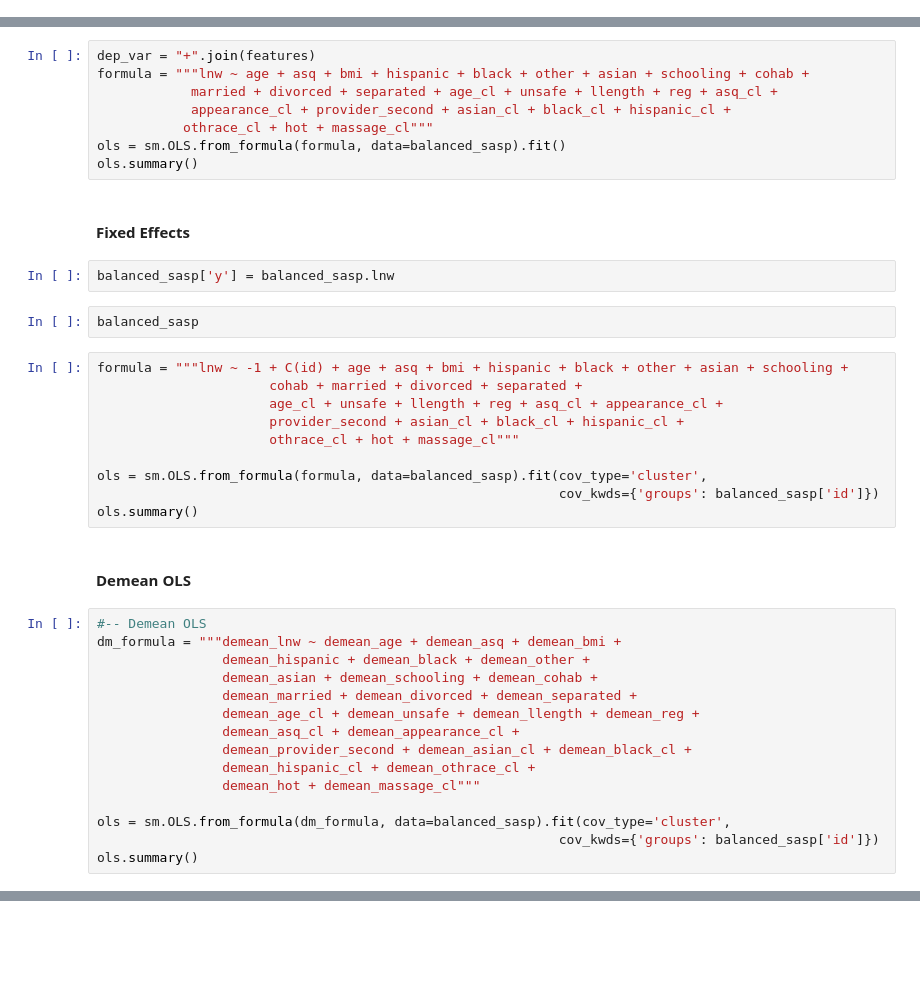
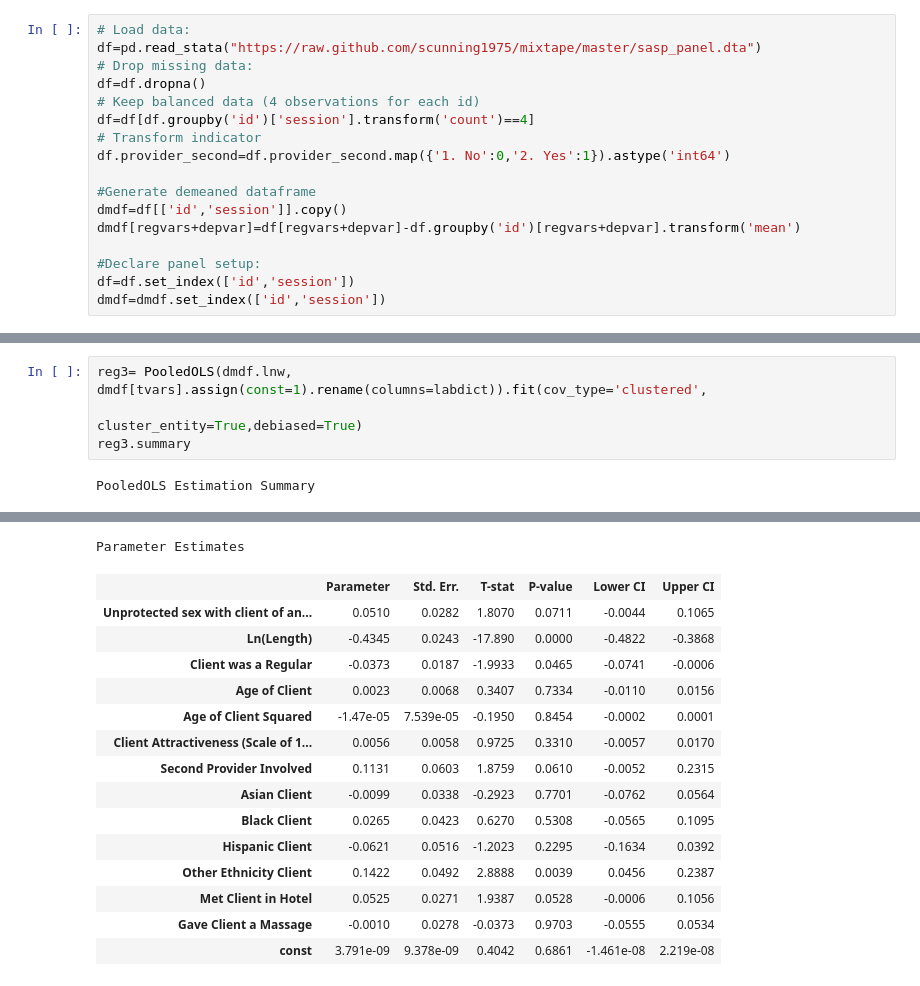
Before and after one commit to causalinfpython/mixtape, a Jupyter notebook: Panel_Data.ipynb, the cells around one changed output, grey strips where cells are left out. Cells and saved outputs as stored; diff of their text form; blank space fills up the shorter version.

```diff
--- a/Panel_Data.ipynb
+++ b/Panel_Data.ipynb
@@ -45,0 +73,17 @@ balanced_sasp
+# %%
+# Load data:
+df=pd.read_stata("https://raw.github.com/scunning1975/mixtape/master/sasp_panel.dta")
+# Drop missing data:
+df=df.dropna()
+# Keep balanced data (4 observations for each id)
+df=df[df.groupby('id')['session'].transform('count')==4]
+# Transform indicator
+df.provider_second=df.provider_second.map({'1. No':0,'2. Yes':1}).astype('int64')
+
+#Generate demeaned dataframe
+dmdf=df[['id','session']].copy()
+dmdf[regvars+depvar]=df[regvars+depvar]-df.groupby('id')[regvars+depvar].transform('mean')
+
+#Declare panel setup:
+df=df.set_index(['id','session'])
+dmdf=dmdf.set_index(['id','session'])
@@ -48,41 +181,6 @@ balanced_sasp
-# %%
-dep_var = "+".join(features)
-formula = """lnw ~ age + asq + bmi + hispanic + black + other + asian + schooling + cohab +
-            married + divorced + separated + age_cl + unsafe + llength + reg + asq_cl +
-            appearance_cl + provider_second + asian_cl + black_cl + hispanic_cl +
-           othrace_cl + hot + massage_cl"""
-ols = sm.OLS.from_formula(formula, data=balanced_sasp).fit()
-ols.summary()
-# %% [markdown]
-#### Fixed Effects
-# %%
-balanced_sasp['y'] = balanced_sasp.lnw
-# %%
-balanced_sasp
-# %%
-formula = """lnw ~ -1 + C(id) + age + asq + bmi + hispanic + black + other + asian + schooling +
-                      cohab + married + divorced + separated +
-                      age_cl + unsafe + llength + reg + asq_cl + appearance_cl +
-                      provider_second + asian_cl + black_cl + hispanic_cl +
-                      othrace_cl + hot + massage_cl"""
-
-ols = sm.OLS.from_formula(formula, data=balanced_sasp).fit(cov_type='cluster',
-                                                           cov_kwds={'groups': balanced_sasp['id']})
-ols.summary()
-# %% [markdown]
-#### Demean OLS
-# %%
-#-- Demean OLS
-dm_formula = """demean_lnw ~ demean_age + demean_asq + demean_bmi +
-                demean_hispanic + demean_black + demean_other +
-                demean_asian + demean_schooling + demean_cohab +
-                demean_married + demean_divorced + demean_separated +
-                demean_age_cl + demean_unsafe + demean_llength + demean_reg +
-                demean_asq_cl + demean_appearance_cl +
-                demean_provider_second + demean_asian_cl + demean_black_cl +
-                demean_hispanic_cl + demean_othrace_cl +
-                demean_hot + demean_massage_cl"""
-
-ols = sm.OLS.from_formula(dm_formula, data=balanced_sasp).fit(cov_type='cluster',
-                                                           cov_kwds={'groups': balanced_sasp['id']})
-ols.summary()
+# %%
+reg3= PooledOLS(dmdf.lnw, dmdf[tvars].assign(const=1).rename(columns=labdict)).fit(cov_type='clustered',
+                                                                                   cluster_entity=True,debiased=True)
+reg3.summary
+# %% [output]
+PooledOLS Estimation Summary
@@ -88,0 +204,16 @@ ols.summary()
+Parameter Estimates
+|  | Parameter | Std. Err. | T-stat | P-value | Lower CI | Upper CI |
+| Unprotected sex with client of an... | 0.0510 | 0.0282 | 1.8070 | 0.0711 | -0.0044 | 0.1065 |
+| Ln(Length) | -0.4345 | 0.0243 | -17.890 | 0.0000 | -0.4822 | -0.3868 |
+| Client was a Regular | -0.0373 | 0.0187 | -1.9933 | 0.0465 | -0.0741 | -0.0006 |
+| Age of Client | 0.0023 | 0.0068 | 0.3407 | 0.7334 | -0.0110 | 0.0156 |
+| Age of Client Squared | -1.47e-05 | 7.539e-05 | -0.1950 | 0.8454 | -0.0002 | 0.0001 |
+| Client Attractiveness (Scale of 1... | 0.0056 | 0.0058 | 0.9725 | 0.3310 | -0.0057 | 0.0170 |
+| Second Provider Involved | 0.1131 | 0.0603 | 1.8759 | 0.0610 | -0.0052 | 0.2315 |
+| Asian Client | -0.0099 | 0.0338 | -0.2923 | 0.7701 | -0.0762 | 0.0564 |
+| Black Client | 0.0265 | 0.0423 | 0.6270 | 0.5308 | -0.0565 | 0.1095 |
+| Hispanic Client | -0.0621 | 0.0516 | -1.2023 | 0.2295 | -0.1634 | 0.0392 |
+| Other Ethnicity Client | 0.1422 | 0.0492 | 2.8888 | 0.0039 | 0.0456 | 0.2387 |
+| Met Client in Hotel | 0.0525 | 0.0271 | 1.9387 | 0.0528 | -0.0006 | 0.1056 |
+| Gave Client a Massage | -0.0010 | 0.0278 | -0.0373 | 0.9703 | -0.0555 | 0.0534 |
+| const | 3.791e-09 | 9.378e-09 | 0.4042 | 0.6861 | -1.461e-08 | 2.219e-08 |
```
Also changed, not shown: parts of 22 cells of this notebook.
